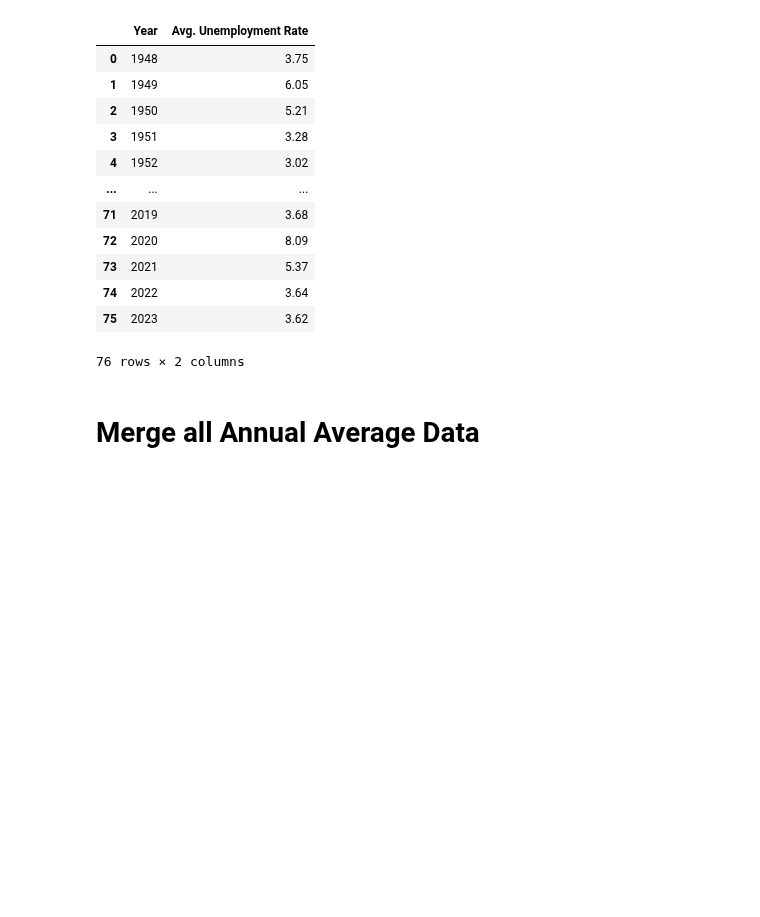
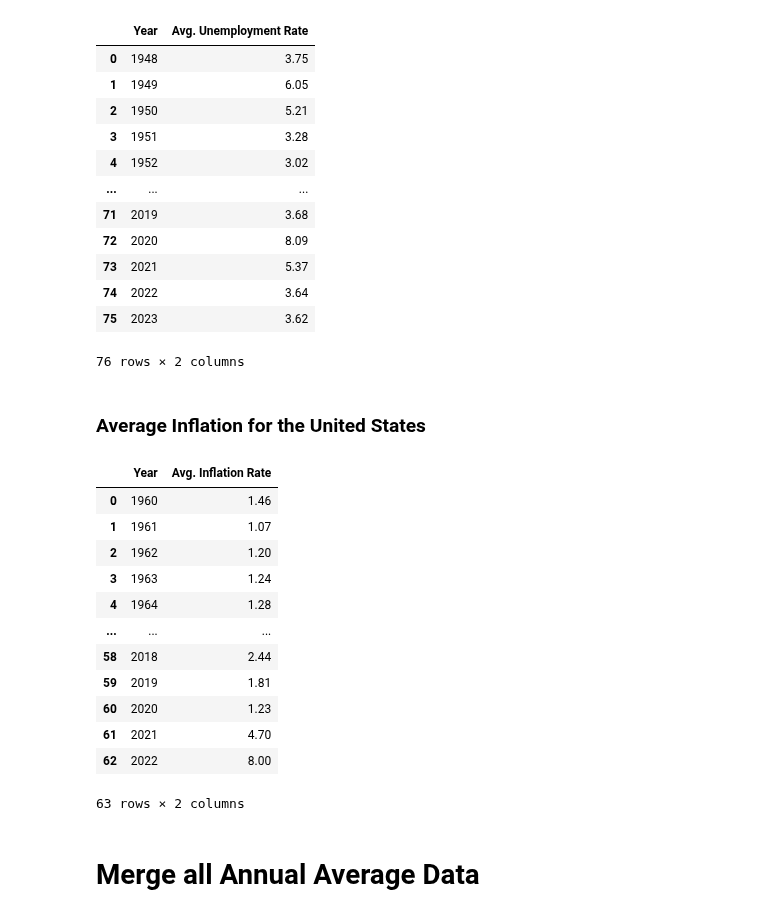
Before and after one commit to njlanger/Project1_Grp3, a Jupyter notebook: input_data/raw_fred_data.ipynb, the cells around one changed output. Drawn from its saved outputs; the diff is of its cells as text; code cells hidden in the pictures; blank space fills up the shorter version.

```diff
--- a/input_data/raw_fred_data.ipynb
+++ b/input_data/raw_fred_data.ipynb
@@ -468,3 +469,5 @@ avg_unemploy_rate
 | 74 | 2022 | 3.64 |
 | 75 | 2023 | 3.62 |
 76 rows × 2 columns
+# %% [markdown]
+### Average Inflation for the United States
@@ -471,3 +480,21 @@ avg_unemploy_rate
+# %%
+#Calculating average inflation rate by year
+avg_inflation_rate = average_values_by_year_df(inflation_df1)
+avg_inflation_rate
+# %% [output]
+|  | Year | Avg. Inflation Rate |
+| 0 | 1960 | 1.46 |
+| 1 | 1961 | 1.07 |
+| 2 | 1962 | 1.20 |
+| 3 | 1963 | 1.24 |
+| 4 | 1964 | 1.28 |
+| ... | ... | ... |
+| 58 | 2018 | 2.44 |
+| 59 | 2019 | 1.81 |
+| 60 | 2020 | 1.23 |
+| 61 | 2021 | 4.70 |
+| 62 | 2022 | 8.00 |
+63 rows × 2 columns
 # %% [markdown]
 # Merge all Annual Average Data
 # %%
```
Also changed, not shown: parts of 7 cells of this notebook, 4 other files.
